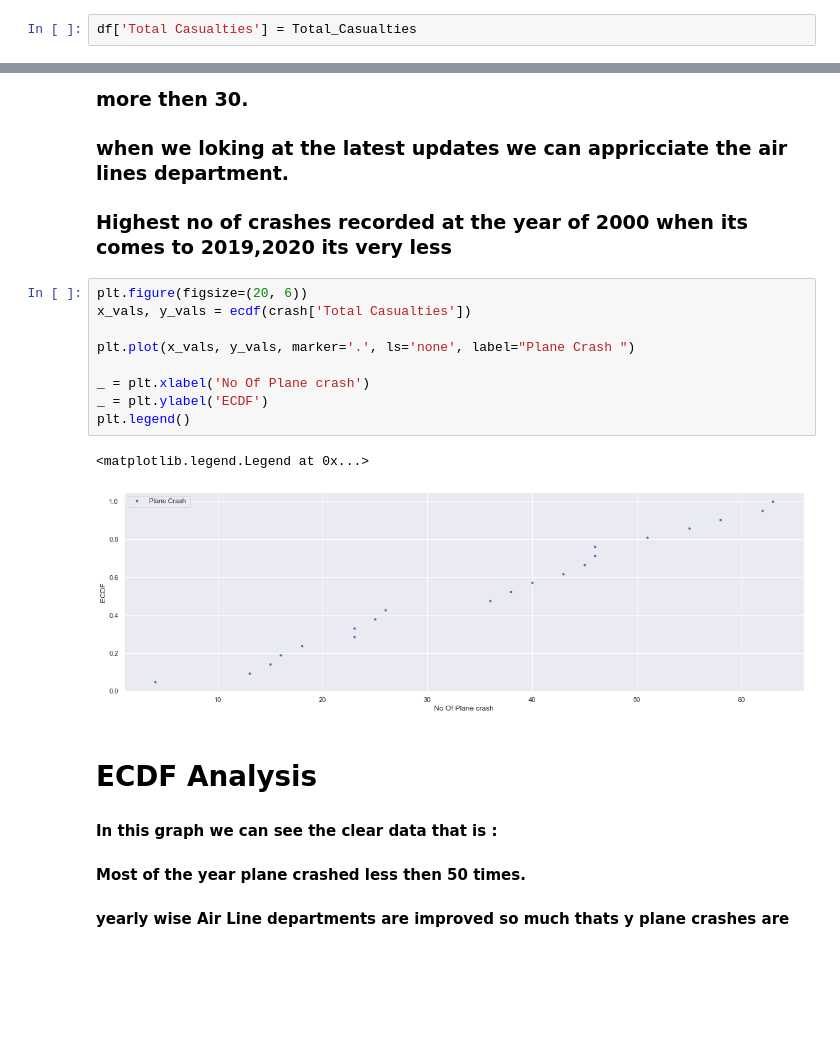
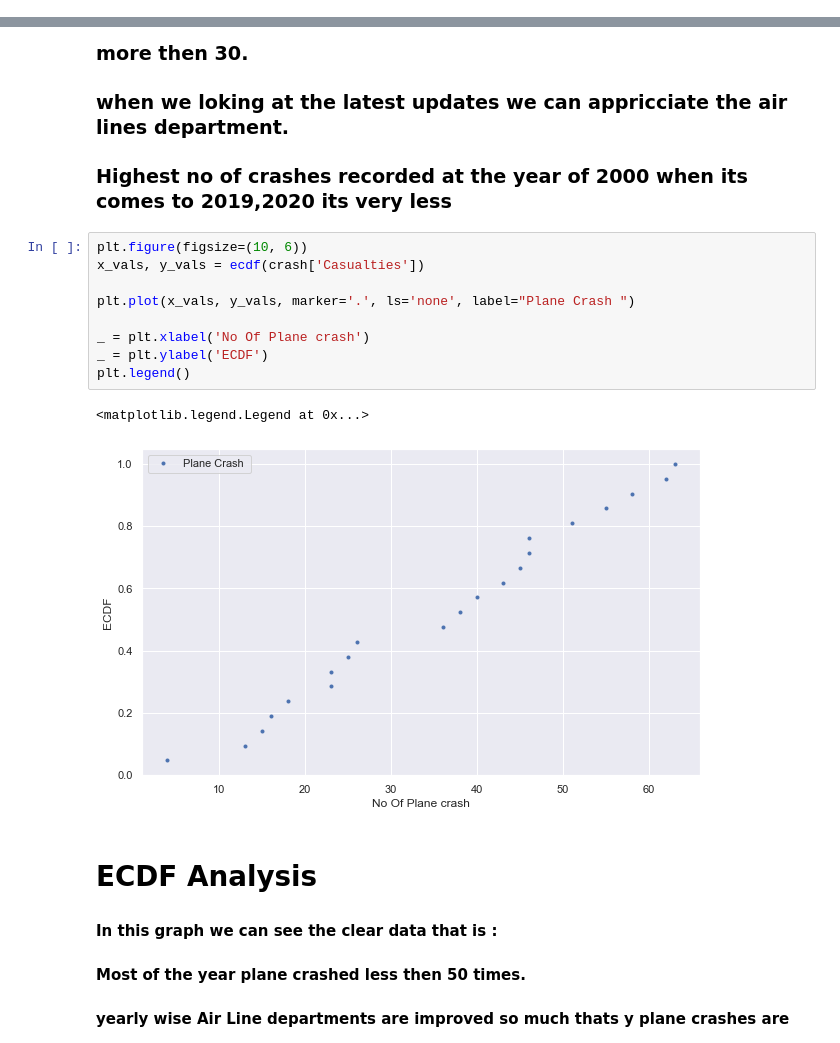
Before and after one commit to Basavarajkembhavimath/basavarajkembhavimath.github.io, a Jupyter notebook: Airplane_crash_Analysis_Bsv.ipynb, the cells around one changed output, grey strips where cells are left out. Saved outputs shown, nothing was run; the diff lists cells and outputs as text; blank space fills up the shorter version.

```diff
--- a/Airplane_crash_Analysis_Bsv.ipynb
+++ b/Airplane_crash_Analysis_Bsv.ipynb
@@ -231,5 +227,3 @@ for i in range(0, len(Casualties)):
-# %%
-df['Total Casualties'] = Total_Casualties
 # %%
 df
 # %% [output]
@@ -436,17 +426,17 @@ Name: 2019, dtype: int64
 ### when we loking at the latest updates we can appricciate the air lines department.
 ### Highest no of crashes recorded at the year of 2000 when its comes to 2019,2020 its very less
 # %%
-plt.figure(figsize=(20, 6))
-x_vals, y_vals = ecdf(crash['Total Casualties'])
+plt.figure(figsize=(10, 6))
+x_vals, y_vals = ecdf(crash['Casualties'])
 
 plt.plot(x_vals, y_vals, marker='.', ls='none', label="Plane Crash ")
 
 _ = plt.xlabel('No Of Plane crash')
 _ = plt.ylabel('ECDF')
 plt.legend()
 # %% [output]
 <matplotlib.legend.Legend at 0x...>
-[figure, old version]
+[figure, new version]
 # %% [markdown]
 # ECDF Analysis
 #### In this graph we can see the clear data that is :
```
Also changed, not shown: parts of 68 cells of this notebook.
